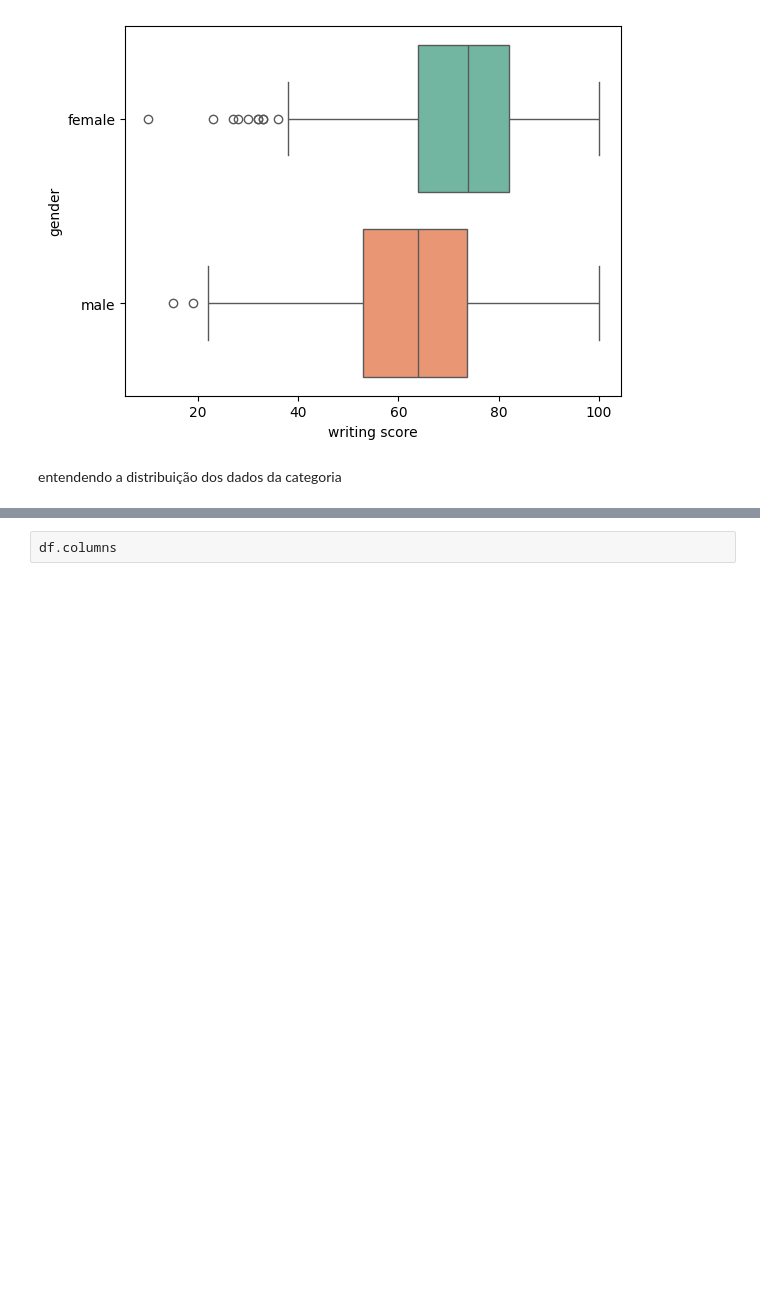
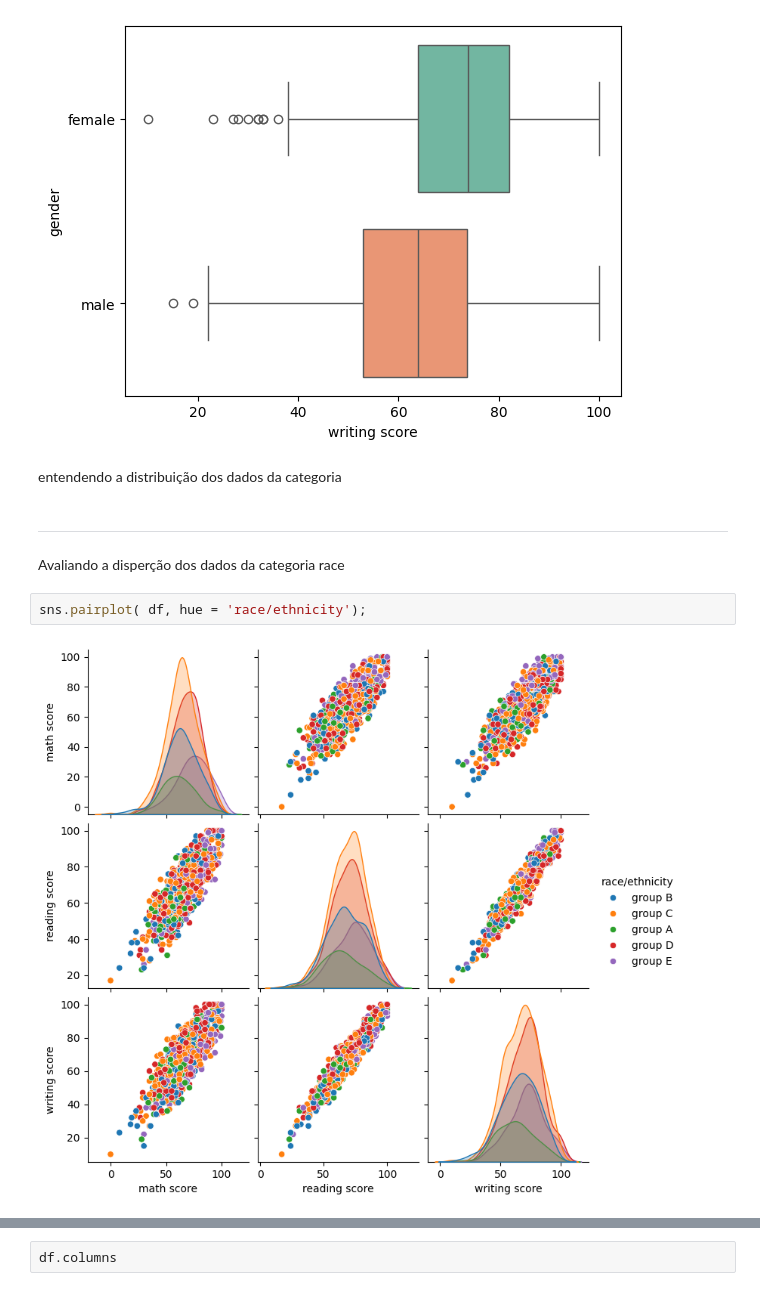
Before and after one commit to Vinicius-DataAnalyst/portfolio, a Jupyter notebook: 02_PROJ_Education.ipynb, the cells around one changed output, grey strips where cells are left out. Drawn from its saved outputs; the diff is of its cells as text; blank space fills up the shorter version.

```diff
--- a/02_PROJ_Education.ipynb
+++ b/02_PROJ_Education.ipynb
@@ -257,3 +257,10 @@ sns.boxplot( data = df ,
 [figure]
 # %% [markdown]
 entendendo a distribuição dos dados da categoria
+# %% [markdown]
+-------------------------------------------------
+Avaliando a disperção dos dados da categoria race
+# %%
+sns.pairplot( df, hue = 'race/ethnicity');
+# %% [output]
+[figure, added]
```
Also changed, not shown: parts of 6 cells of this notebook.
